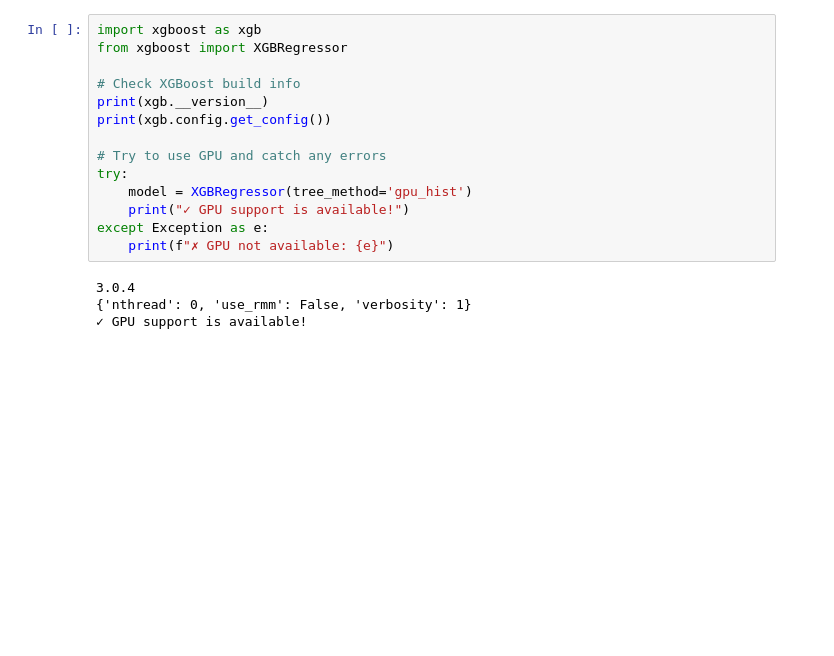
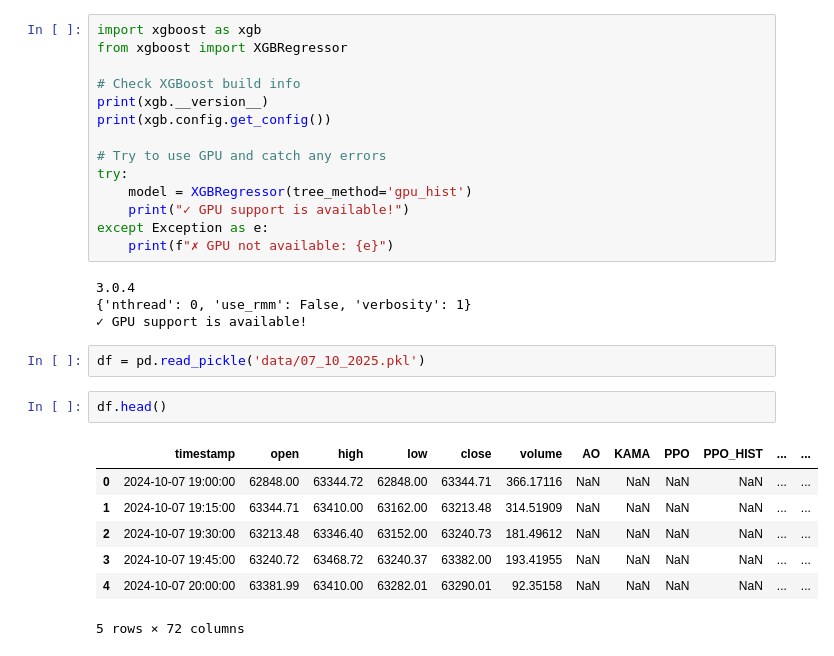
Before and after one commit to slamina-pf/data_analysis_trading_bot, a Jupyter notebook: workbooks/03_train_all_models.ipynb, the cells around one changed output. Saved outputs shown, nothing was run; the diff lists cells and outputs as text; blank space fills up the shorter version.

```diff
--- a/workbooks/03_train_all_models.ipynb
+++ b/workbooks/03_train_all_models.ipynb
@@ -688,3 +698,15 @@ except Exception as e:
 3.0.4
 {'nthread': 0, 'use_rmm': False, 'verbosity': 1}
 ✓ GPU support is available!
+# %%
+df = pd.read_pickle('data/07_10_2025.pkl')
+# %%
+df.head()
+# %% [output]
+|  | timestamp | open | high | low | close | volume | AO | KAMA | PPO | PPO_HIST | ... | ... |
+| 0 | 2024-10-07 19:00:00 | 62848.00 | 63344.72 | 62848.00 | 63344.71 | 366.17116 | NaN | NaN | NaN | NaN | ... | ... |
+| 1 | 2024-10-07 19:15:00 | 63344.71 | 63410.00 | 63162.00 | 63213.48 | 314.51909 | NaN | NaN | NaN | NaN | ... | ... |
+| 2 | 2024-10-07 19:30:00 | 63213.48 | 63346.40 | 63152.00 | 63240.73 | 181.49612 | NaN | NaN | NaN | NaN | ... | ... |
+| 3 | 2024-10-07 19:45:00 | 63240.72 | 63468.72 | 63240.37 | 63382.00 | 193.41955 | NaN | NaN | NaN | NaN | ... | ... |
+| 4 | 2024-10-07 20:00:00 | 63381.99 | 63410.00 | 63282.01 | 63290.01 | 92.35158 | NaN | NaN | NaN | NaN | ... | ... |
+5 rows × 72 columns
```
Also changed, not shown: parts of 10 cells of this notebook, 12 other files.
